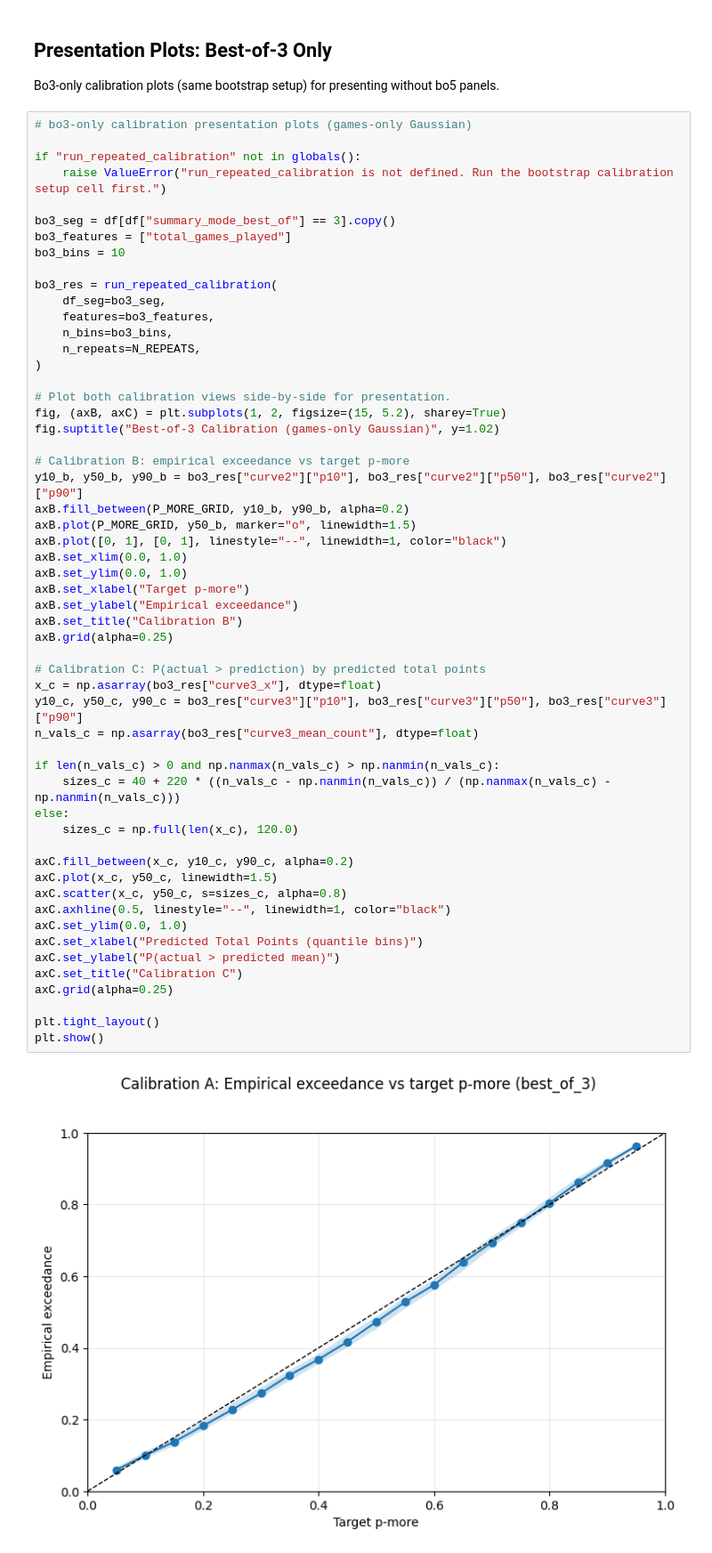
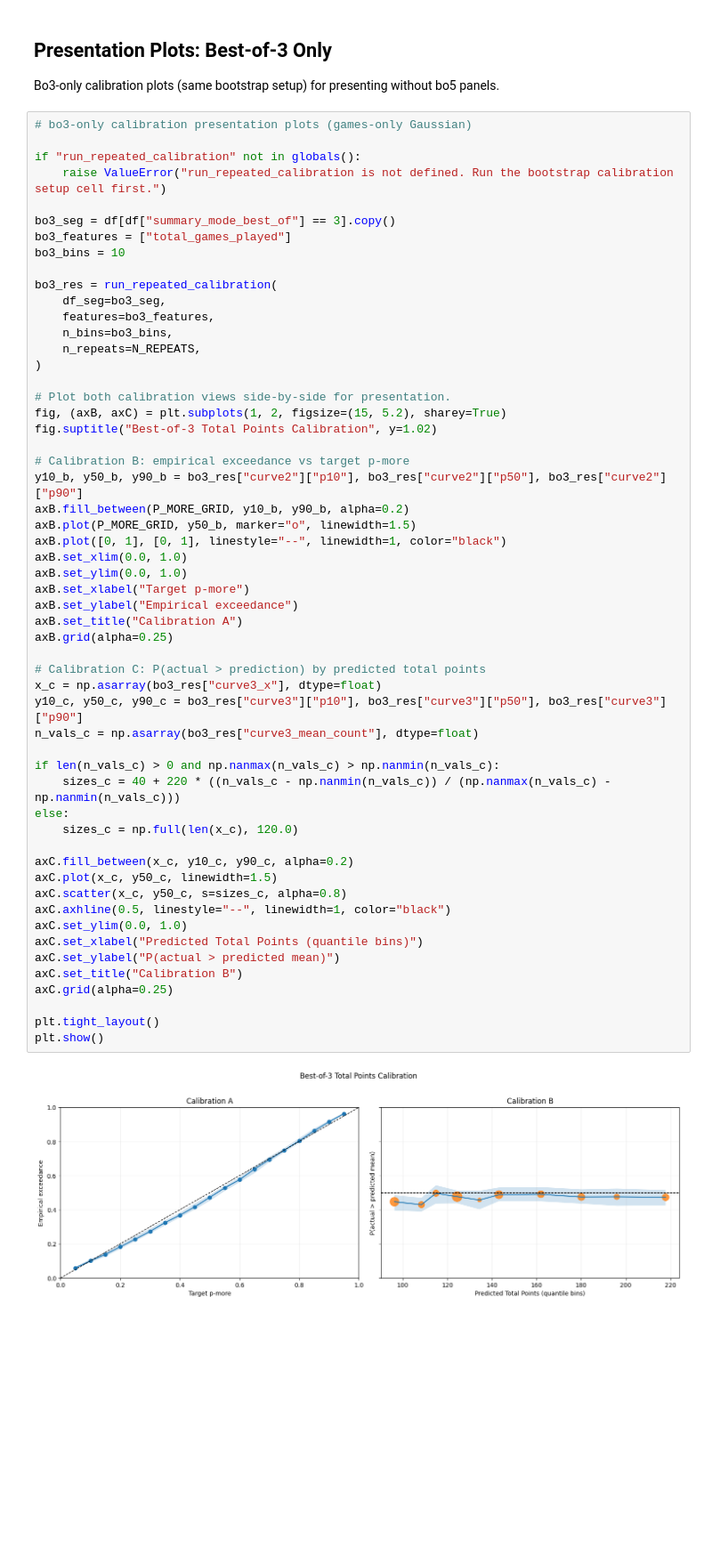
Before and after one commit to mattholden/tennis-origination, a Jupyter notebook: originated_models/total_points.ipynb, the cells around one changed output. Shown at 89% size. Saved outputs shown, nothing was run; the diff lists cells and outputs as text; blank space fills up the shorter version.

```diff
--- a/originated_models/total_points.ipynb
+++ b/originated_models/total_points.ipynb
@@ -1924,7 +1924,7 @@ bo3_res = run_repeated_calibration(
 
 # Plot both calibration views side-by-side for presentation.
 fig, (axB, axC) = plt.subplots(1, 2, figsize=(15, 5.2), sharey=True)
-fig.suptitle("Best-of-3 Calibration (games-only Gaussian)", y=1.02)
+fig.suptitle("Best-of-3 Total Points Calibration", y=1.02)
 
 # Calibration B: empirical exceedance vs target p-more
 y10_b, y50_b, y90_b = bo3_res["curve2"]["p10"], bo3_res["curve2"]["p50"], bo3_res["curve2"]["p90"]
@@ -1932,33 +1932,33 @@ axB.fill_between(P_MORE_GRID, y10_b, y90_b, alpha=0.2)
 axB.plot(P_MORE_GRID, y50_b, marker="o", linewidth=1.5)
 axB.plot([0, 1], [0, 1], linestyle="--", linewidth=1, color="black")
 axB.set_xlim(0.0, 1.0)
 axB.set_ylim(0.0, 1.0)
 axB.set_xlabel("Target p-more")
 axB.set_ylabel("Empirical exceedance")
-axB.set_title("Calibration B")
+axB.set_title("Calibration A")
 axB.grid(alpha=0.25)
 
 # Calibration C: P(actual > prediction) by predicted total points
 x_c = np.asarray(bo3_res["curve3_x"], dtype=float)
 y10_c, y50_c, y90_c = bo3_res["curve3"]["p10"], bo3_res["curve3"]["p50"], bo3_res["curve3"]["p90"]
 n_vals_c = np.asarray(bo3_res["curve3_mean_count"], dtype=float)
 
 if len(n_vals_c) > 0 and np.nanmax(n_vals_c) > np.nanmin(n_vals_c):
     sizes_c = 40 + 220 * ((n_vals_c - np.nanmin(n_vals_c)) / (np.nanmax(n_vals_c) - np.nanmin(n_vals_c)))
 else:
     sizes_c = np.full(len(x_c), 120.0)
 
 axC.fill_between(x_c, y10_c, y90_c, alpha=0.2)
 axC.plot(x_c, y50_c, linewidth=1.5)
 axC.scatter(x_c, y50_c, s=sizes_c, alpha=0.8)
 axC.axhline(0.5, linestyle="--", linewidth=1, color="black")
 axC.set_ylim(0.0, 1.0)
 axC.set_xlabel("Predicted Total Points (quantile bins)")
 axC.set_ylabel("P(actual > predicted mean)")
-axC.set_title("Calibration C")
+axC.set_title("Calibration B")
 axC.grid(alpha=0.25)
 
 plt.tight_layout()
 plt.show()
 # %% [output]
-[figure, old version]
+[figure, new version]
```
Also changed, not shown: parts of 5 cells of this notebook, 1 other file.
